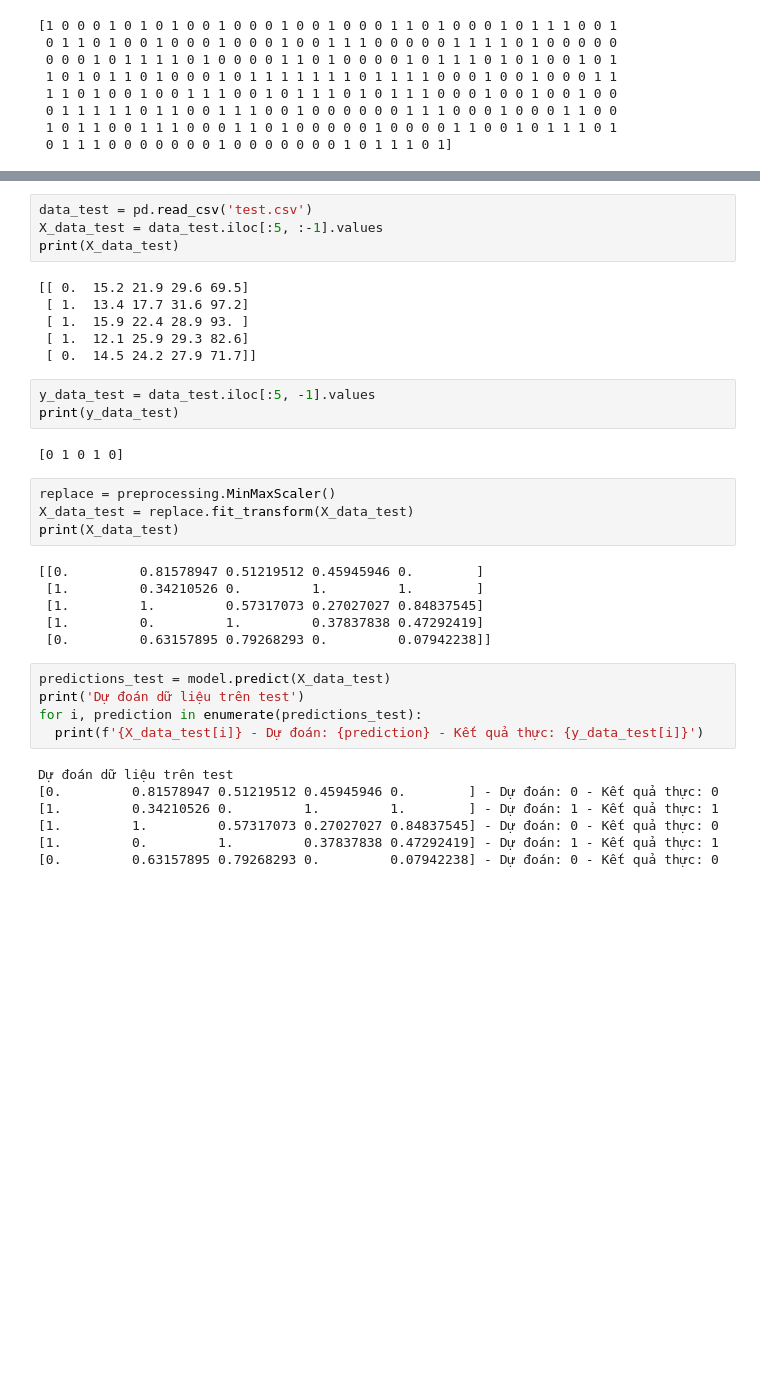
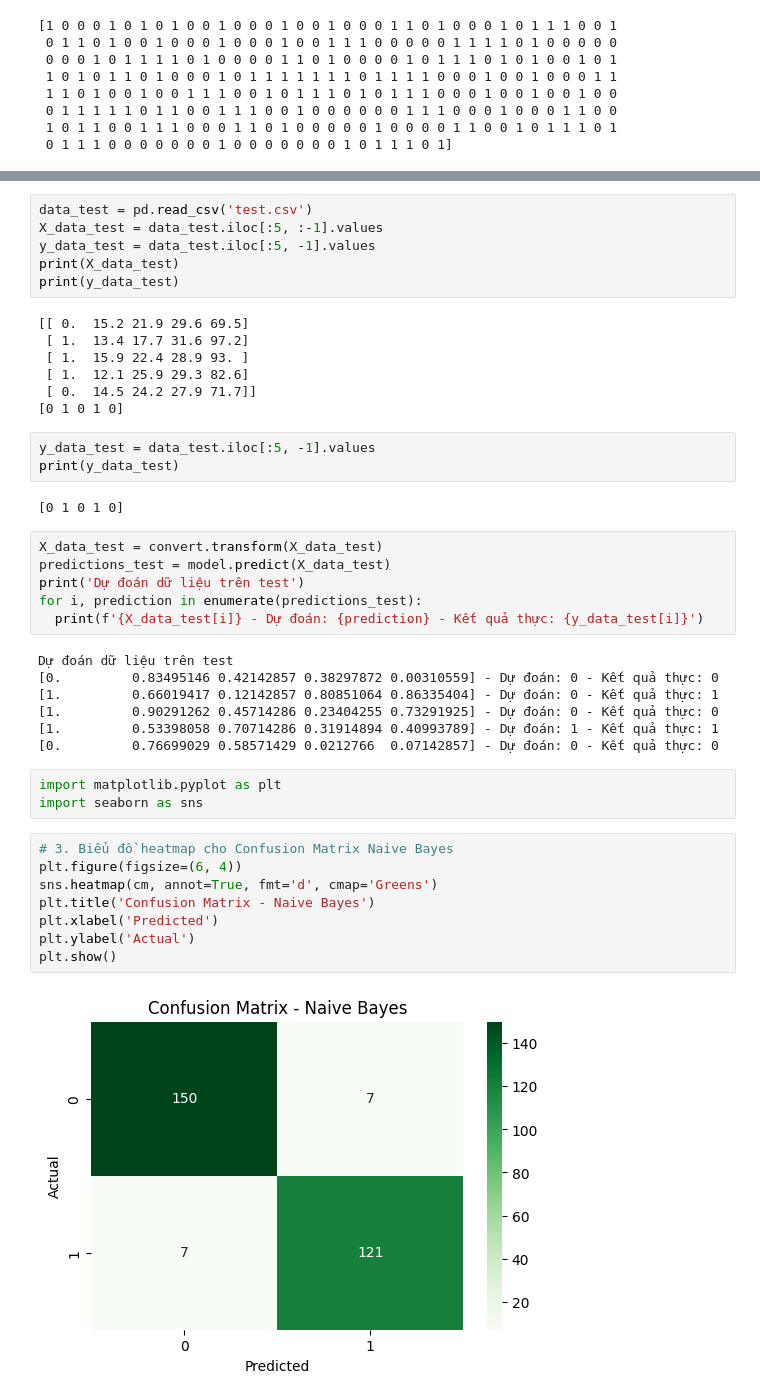
Before and after one commit to Giang-22/Group10_AI, a Jupyter notebook: Code/navie_bayes.ipynb, the cells around one changed output, grey strips where cells are left out. Cells and saved outputs as stored; diff of their text form; blank space fills up the shorter version.

```diff
--- a/Code/navie_bayes.ipynb
+++ b/Code/navie_bayes.ipynb
@@ -141,37 +140,44 @@ Saving test.csv to test.csv
 # %%
 data_test = pd.read_csv('test.csv')
 X_data_test = data_test.iloc[:5, :-1].values
+y_data_test = data_test.iloc[:5, -1].values
 print(X_data_test)
+print(y_data_test)
 # %% [output]
 [[ 0.  15.2 21.9 29.6 69.5]
  [ 1.  13.4 17.7 31.6 97.2]
  [ 1.  15.9 22.4 28.9 93. ]
  [ 1.  12.1 25.9 29.3 82.6]
  [ 0.  14.5 24.2 27.9 71.7]]
+[0 1 0 1 0]
 # %%
 y_data_test = data_test.iloc[:5, -1].values
 print(y_data_test)
 # %% [output]
 [0 1 0 1 0]
-# %%
-replace = preprocessing.MinMaxScaler()
-X_data_test = replace.fit_transform(X_data_test)
-print(X_data_test)
-# %% [output]
-[[0.         0.81578947 0.51219512 0.45945946 0.        ]
- [1.         0.34210526 0.         1.         1.        ]
- [1.         1.         0.57317073 0.27027027 0.84837545]
- [1.         0.         1.         0.37837838 0.47292419]
- [0.         0.63157895 0.79268293 0.         0.07942238]]
 # %%
+X_data_test = convert.transform(X_data_test)
 predictions_test = model.predict(X_data_test)
 print('Dự đoán dữ liệu trên test')
 for i, prediction in enumerate(predictions_test):
   print(f'{X_data_test[i]} - Dự đoán: {prediction} - Kết quả thực: {y_data_test[i]}')
 # %% [output]
 Dự đoán dữ liệu trên test
-[0.         0.81578947 0.51219512 0.45945946 0.        ] - Dự đoán: 0 - Kết quả thực: 0
-[1.         0.34210526 0.         1.         1.        ] - Dự đoán: 1 - Kết quả thực: 1
-[1.         1.         0.57317073 0.27027027 0.84837545] - Dự đoán: 0 - Kết quả thực: 0
-[1.         0.         1.         0.37837838 0.47292419] - Dự đoán: 1 - Kết quả thực: 1
-[0.         0.63157895 0.79268293 0.         0.07942238] - Dự đoán: 0 - Kết quả thực: 0
+[0.         0.83495146 0.42142857 0.38297872 0.00310559] - Dự đoán: 0 - Kết quả thực: 0
+[1.         0.66019417 0.12142857 0.80851064 0.86335404] - Dự đoán: 0 - Kết quả thực: 1
+[1.         0.90291262 0.45714286 0.23404255 0.73291925] - Dự đoán: 0 - Kết quả thực: 0
+[1.         0.53398058 0.70714286 0.31914894 0.40993789] - Dự đoán: 1 - Kết quả thực: 1
+[0.         0.76699029 0.58571429 0.0212766  0.07142857] - Dự đoán: 0 - Kết quả thực: 0
+# %%
+import matplotlib.pyplot as plt
+import seaborn as sns
+# %%
+# 3. Biểu đồ heatmap cho Confusion Matrix Naive Bayes
+plt.figure(figsize=(6, 4))
+sns.heatmap(cm, annot=True, fmt='d', cmap='Greens')
+plt.title('Confusion Matrix - Naive Bayes')
+plt.xlabel('Predicted')
+plt.ylabel('Actual')
+plt.show()
+# %% [output]
+[figure, added]
```
Also changed, not shown: parts of 7 cells of this notebook, 4 other files.
